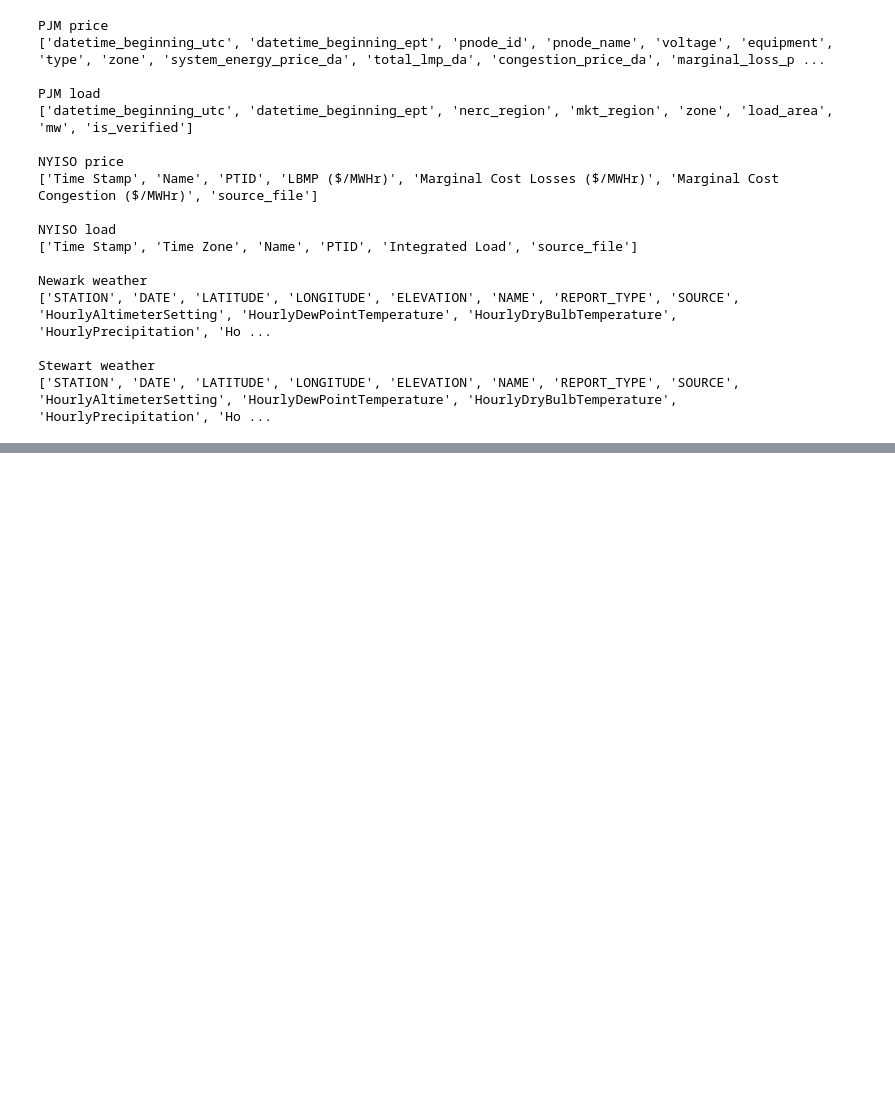
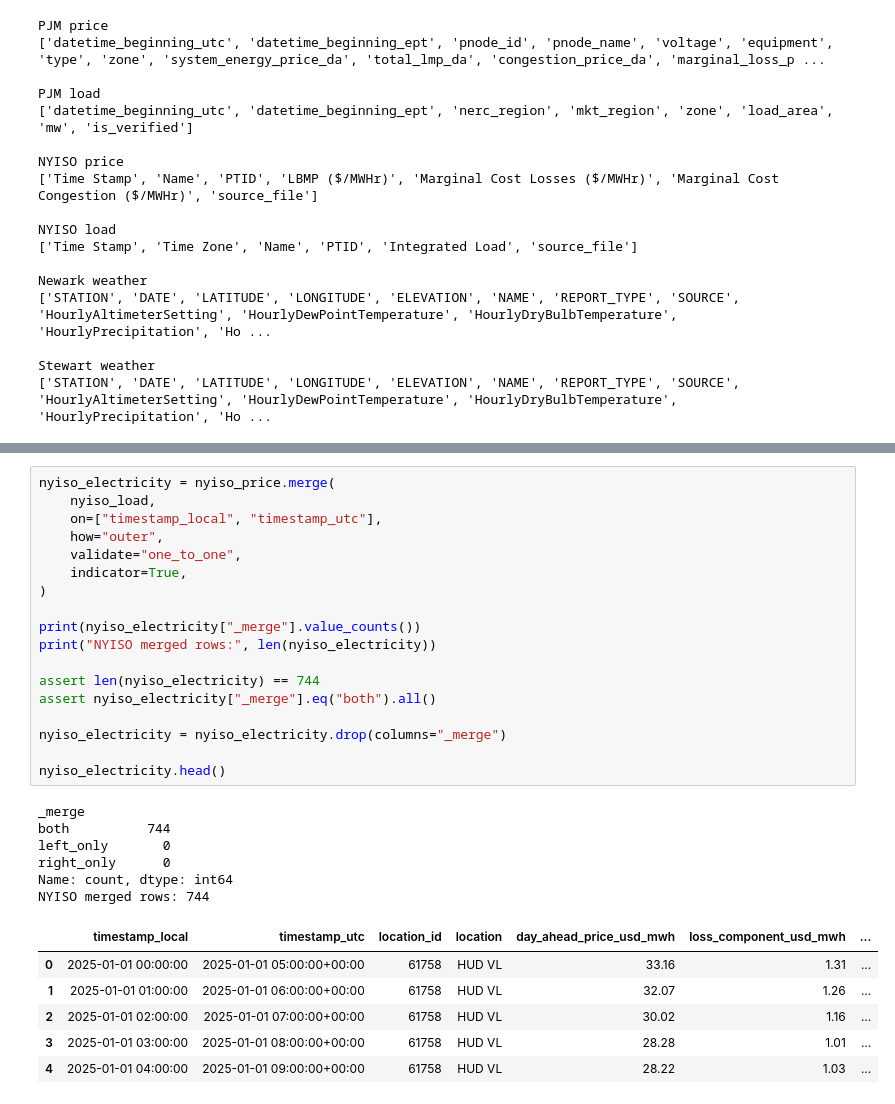
Before and after one commit to greerda/electricity-price-forecasting, a Jupyter notebook: notebooks/02_data_cleaning.ipynb, the cells around one changed output, grey strips where cells are left out. Cells and saved outputs as stored; diff of their text form; blank space fills up the shorter version.

```diff
--- a/notebooks/02_data_cleaning.ipynb
+++ b/notebooks/02_data_cleaning.ipynb
@@ -431,0 +777,31 @@ Missing prices: 0
+# %%
+nyiso_electricity = nyiso_price.merge(
+    nyiso_load,
+    on=["timestamp_local", "timestamp_utc"],
+    how="outer",
+    validate="one_to_one",
+    indicator=True,
+)
+
+print(nyiso_electricity["_merge"].value_counts())
+print("NYISO merged rows:", len(nyiso_electricity))
+
+assert len(nyiso_electricity) == 744
+assert nyiso_electricity["_merge"].eq("both").all()
+
+nyiso_electricity = nyiso_electricity.drop(columns="_merge")
+
+nyiso_electricity.head()
+# %% [output]
+_merge
+both          744
+left_only       0
+right_only      0
+Name: count, dtype: int64
+NYISO merged rows: 744
+|  | timestamp_local | timestamp_utc | location_id | location | day_ahead_price_usd_mwh | loss_component_usd_mwh | ... |
+| 0 | 2025-01-01 00:00:00 | 2025-01-01 05:00:00+00:00 | 61758 | HUD VL | 33.16 | 1.31 | ... |
+| 1 | 2025-01-01 01:00:00 | 2025-01-01 06:00:00+00:00 | 61758 | HUD VL | 32.07 | 1.26 | ... |
+| 2 | 2025-01-01 02:00:00 | 2025-01-01 07:00:00+00:00 | 61758 | HUD VL | 30.02 | 1.16 | ... |
+| 3 | 2025-01-01 03:00:00 | 2025-01-01 08:00:00+00:00 | 61758 | HUD VL | 28.28 | 1.01 | ... |
+| 4 | 2025-01-01 04:00:00 | 2025-01-01 09:00:00+00:00 | 61758 | HUD VL | 28.22 | 1.03 | ... |
```
Also changed, not shown: parts of 19 cells of this notebook, 1 other file.
